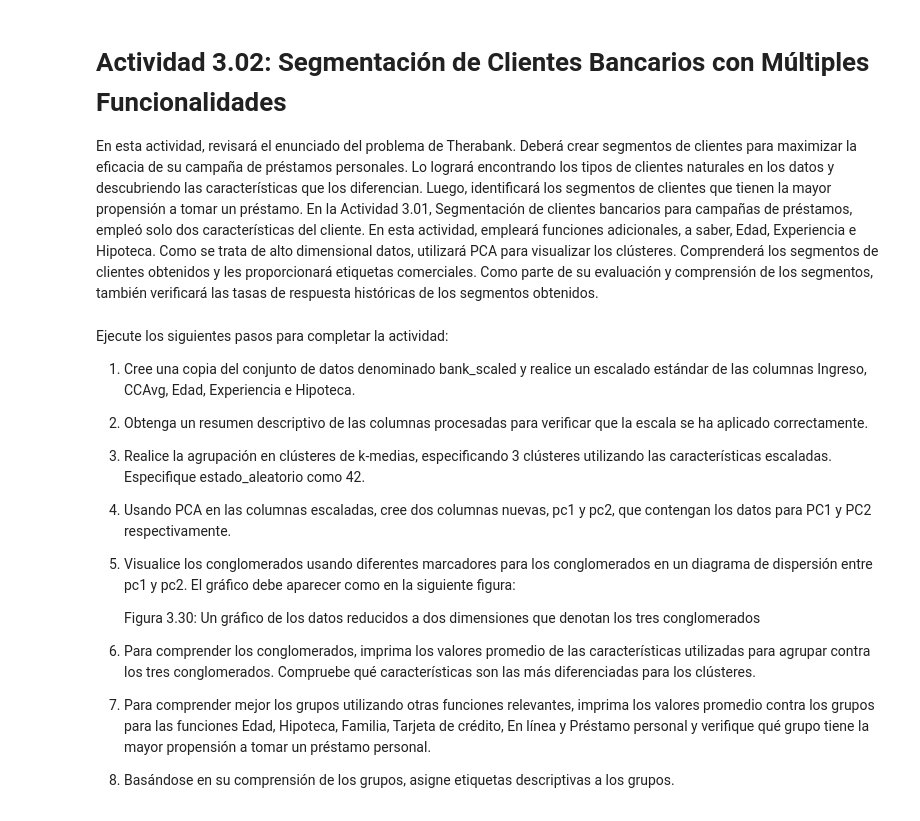
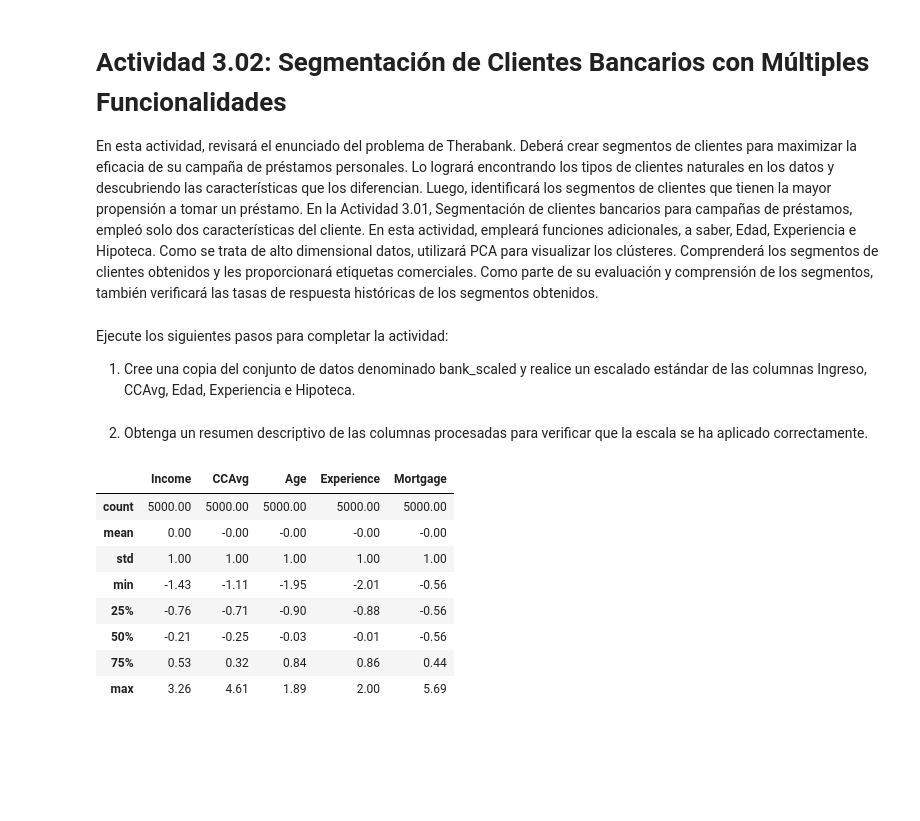
Before and after one commit to limspiga/customer-analytics, a Jupyter notebook: week-2a/customer_analytics_week_2a.ipynb, the cells around one changed output. Saved outputs shown, nothing was run; the diff lists cells and outputs as text; code cells hidden in the pictures; blank space fills up the shorter version.

```diff
--- a/week-2a/customer_analytics_week_2a.ipynb
+++ b/week-2a/customer_analytics_week_2a.ipynb
@@ -811,21 +826,7 @@ Ahora pongamos a prueba todo lo que hemos aprendido hasta ahora en la siguiente
 En esta actividad, revisará el enunciado del problema de Therabank. Deberá crear segmentos de clientes para maximizar la eficacia de su campaña de préstamos personales. Lo logrará encontrando los tipos de clientes naturales en los datos y descubriendo las características que los diferencian. Luego, identificará los segmentos de clientes que tienen la mayor propensión a tomar un préstamo.
 En la Actividad 3.01, Segmentación de clientes bancarios para campañas de préstamos, empleó solo dos características del cliente. En esta actividad, empleará funciones adicionales, a saber, Edad, Experiencia e Hipoteca. Como se trata de alto dimensional
 datos, utilizará PCA para visualizar los clústeres. Comprenderá los segmentos de clientes obtenidos y les proporcionará etiquetas comerciales. Como parte de su evaluación y comprensión de los segmentos, también verificará las tasas de respuesta históricas de los segmentos obtenidos.
-# %% [markdown]
-Ejecute los siguientes pasos para completar la actividad:
-
-1. Cree una copia del conjunto de datos denominado bank_scaled y realice un escalado estándar de las columnas Ingreso, CCAvg, Edad, Experiencia e Hipoteca.
-
-2. Obtenga un resumen descriptivo de las columnas procesadas para verificar que la escala se ha aplicado correctamente.
-
-3. Realice la agrupación en clústeres de k-medias, especificando 3 clústeres utilizando las características escaladas. Especifique estado_aleatorio como 42.
-
-4. Usando PCA en las columnas escaladas, cree dos columnas nuevas, pc1 y pc2, que contengan los datos para PC1 y PC2 respectivamente.
-
-5. Visualice los conglomerados usando diferentes marcadores para los conglomerados en un diagrama de dispersión entre pc1 y pc2. El gráfico debe aparecer como en la siguiente figura:
-
-    Figura 3.30: Un gráfico de los datos reducidos a dos dimensiones que denotan los tres conglomerados
-
-6. Para comprender los conglomerados, imprima los valores promedio de las características utilizadas para agrupar contra los tres conglomerados. Compruebe qué características son las más diferenciadas para los clústeres.
-7. Para comprender mejor los grupos utilizando otras funciones relevantes, imprima los valores promedio contra los grupos para las funciones Edad, Hipoteca, Familia, Tarjeta de crédito, En línea y Préstamo personal y verifique qué grupo tiene la mayor propensión a tomar un préstamo personal.
-8. Basándose en su comprensión de los grupos, asigne etiquetas descriptivas a los grupos.
+# %% [markdown]
+Ejecute los siguientes pasos para completar la actividad:
+
+1. Cree una copia del conjunto de datos denominado bank_scaled y realice un escalado estándar de las columnas Ingreso, CCAvg, Edad, Experiencia e Hipoteca.
@@ -831,0 +839,15 @@ Ejecute los siguientes pasos para completar la actividad:
+# %% [markdown]
+
+2. Obtenga un resumen descriptivo de las columnas procesadas para verificar que la escala se ha aplicado correctamente.
+# %%
+ bank_scaled[cluster_cols].describe().round(2)
+# %% [output]
+|  | Income | CCAvg | Age | Experience | Mortgage |
+| count | 5000.00 | 5000.00 | 5000.00 | 5000.00 | 5000.00 |
+| mean | 0.00 | -0.00 | -0.00 | -0.00 | -0.00 |
+| std | 1.00 | 1.00 | 1.00 | 1.00 | 1.00 |
+| min | -1.43 | -1.11 | -1.95 | -2.01 | -0.56 |
+| 25% | -0.76 | -0.71 | -0.90 | -0.88 | -0.56 |
+| 50% | -0.21 | -0.25 | -0.03 | -0.01 | -0.56 |
+| 75% | 0.53 | 0.32 | 0.84 | 0.86 | 0.44 |
+| max | 3.26 | 4.61 | 1.89 | 2.00 | 5.69 |
```
Also changed, not shown: parts of 20 cells of this notebook.
